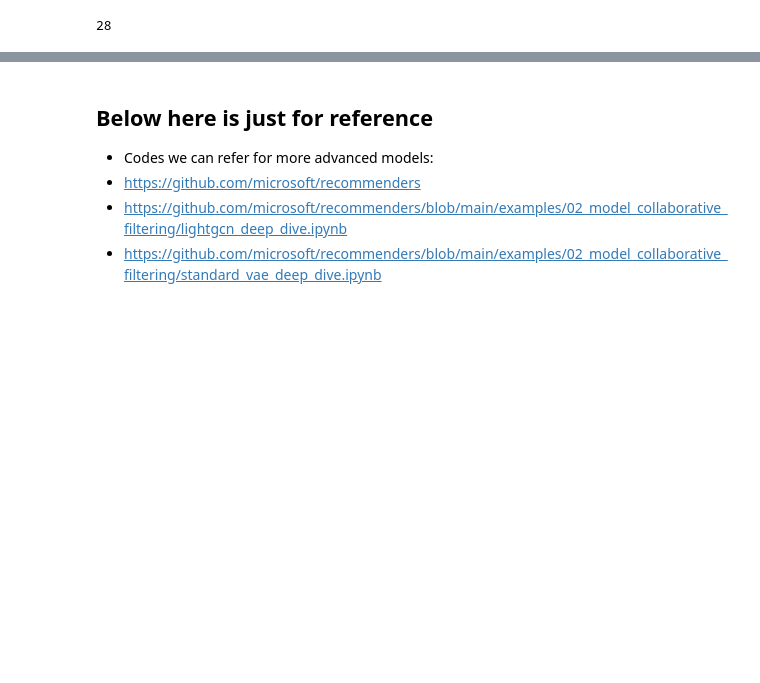
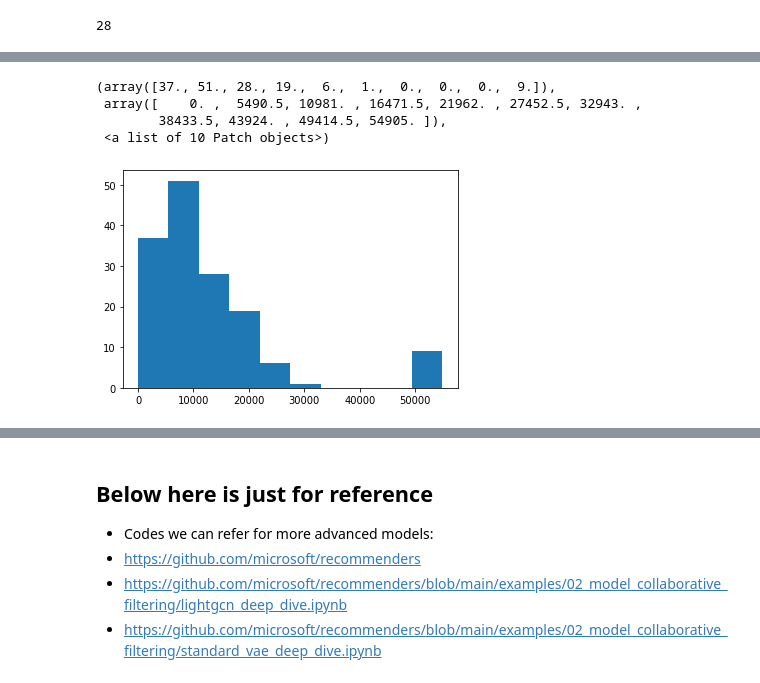
Before and after one commit to Annie-Yeeun-Jang/Info_retrieval_project, a Jupyter notebook: [SI650_project]Matrix_Factorization.ipynb, the cells around one changed output, grey strips where cells are left out. Cells and saved outputs as stored; diff of their text form; code cells hidden in the pictures; blank space fills up the shorter version.

```diff
--- a/[SI650_project]Matrix_Factorization.ipynb
+++ b/[SI650_project]Matrix_Factorization.ipynb
@@ -39,5 +61,3 @@ jester
 jester.isnull().sum().sum()
 # %% [output]
 28
-# %%
-jester.fillna(99, inplace=True)
@@ -43,0 +66,2 @@ jester.fillna(99, inplace=True)
+# %%
+jester=jester.replace(99.0, np.nan)
@@ -43,0 +89,8 @@ jester.fillna(99, inplace=True)
+# %%
+plt.hist(jester.notnull().sum()) #num of ratings each joke recieved
+# %% [output]
+(array([37., 51., 28., 19.,  6.,  1.,  0.,  0.,  0.,  9.]),
+ array([    0. ,  5490.5, 10981. , 16471.5, 21962. , 27452.5, 32943. ,
+        38433.5, 43924. , 49414.5, 54905. ]),
+ <a list of 10 Patch objects>)
+[figure, added]
```
Also changed, not shown: parts of 32 cells of this notebook.
